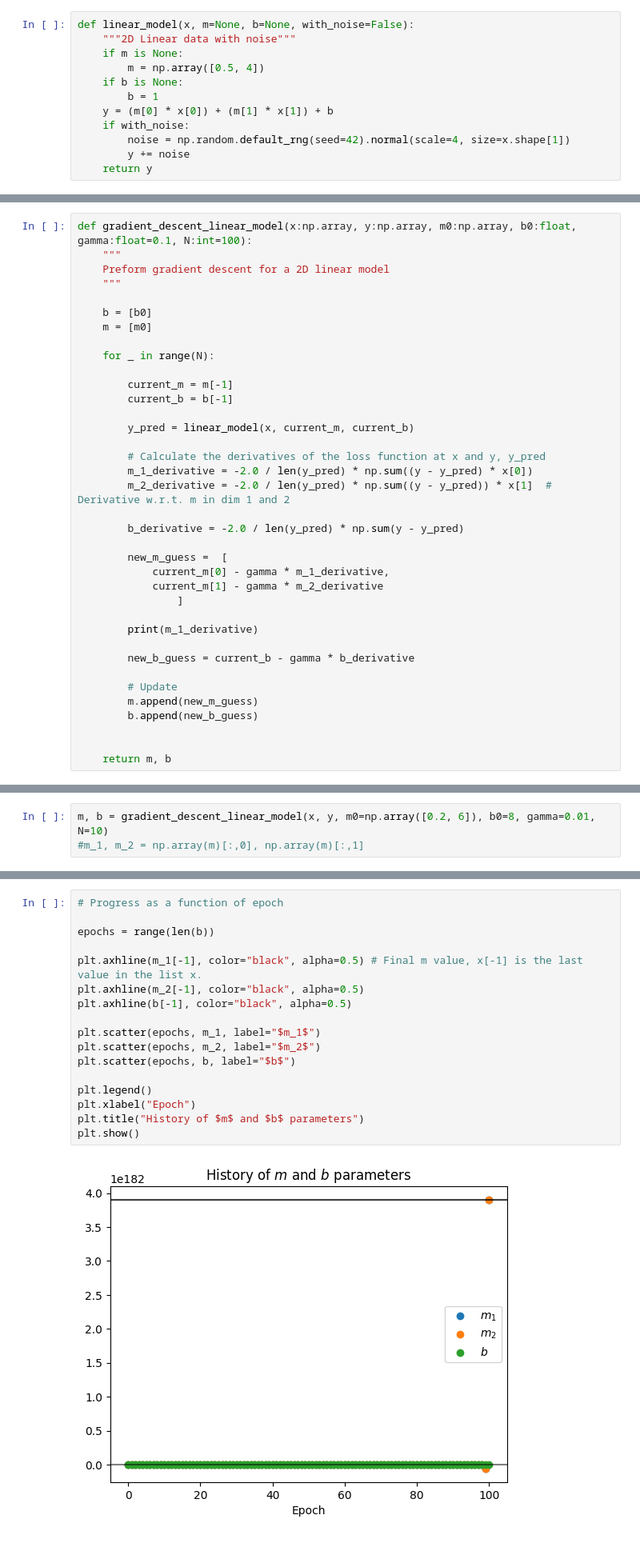
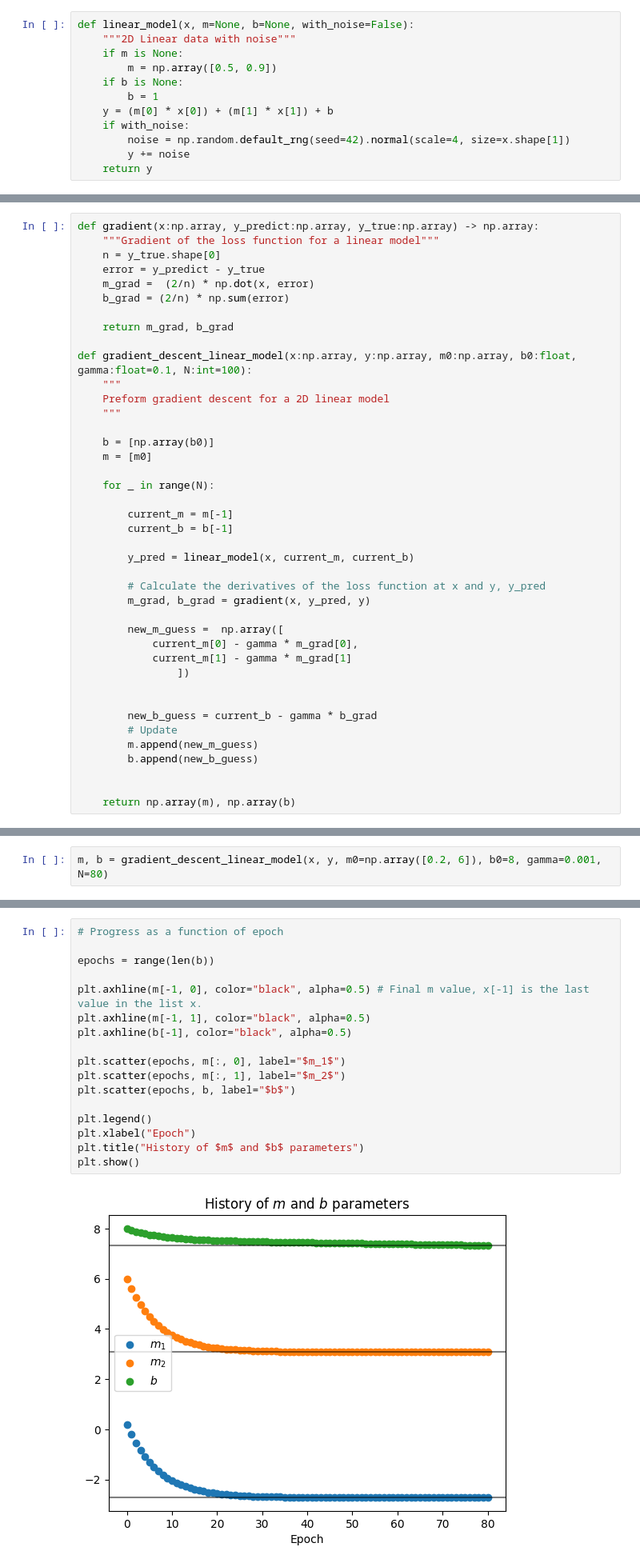
Before and after one commit to BNL-Fermilab-RENEW/tutorials_2025, a Jupyter notebook: RegressionClassification/RegressionClassification-Guide.ipynb, the cells around one changed output, grey strips where cells are left out. Shown at 80% size. Saved outputs shown, nothing was run; the diff lists cells and outputs as text.

```diff
--- a/RegressionClassification/RegressionClassification-Guide.ipynb
+++ b/RegressionClassification/RegressionClassification-Guide.ipynb
@@ -230,7 +290,7 @@ Let's look at a 2D example.
 def linear_model(x, m=None, b=None, with_noise=False):
     """2D Linear data with noise"""
     if m is None:
-        m = np.array([0.5, 4])
+        m = np.array([0.5, 0.9])
     if b is None:
         b = 1
     y = (m[0] * x[0]) + (m[1] * x[1]) + b
@@ -329,12 +391,21 @@ $$
 \nabla f(x, y, z) = <\frac{df(x, y, z)}{dx}, \frac{df(x, y, z)}{dy}, \frac{df(x, y, z)}{dz}>
 $$
 # %%
+def gradient(x:np.array, y_predict:np.array, y_true:np.array) -> np.array:
+    """Gradient of the loss function for a linear model"""
+    n = y_true.shape[0]
+    error = y_predict - y_true
+    m_grad =  (2/n) * np.dot(x, error)
+    b_grad = (2/n) * np.sum(error)
+
+    return m_grad, b_grad
+
 def gradient_descent_linear_model(x:np.array, y:np.array, m0:np.array, b0:float, gamma:float=0.1, N:int=100):
     """
     Preform gradient descent for a 2D linear model
     """
 
-    b = [b0]
+    b = [np.array(b0)]
     m = [m0]
 
     for _ in range(N):
@@ -345,30 +416,24 @@ def gradient_descent_linear_model(x:np.array, y:np.array, m0:np.array, b0:float,
         y_pred = linear_model(x, current_m, current_b)
 
         # Calculate the derivatives of the loss function at x and y, y_pred
-        m_1_derivative = -2.0 / len(y_pred) * np.sum((y - y_pred) * x[0])
-        m_2_derivative = -2.0 / len(y_pred) * np.sum((y - y_pred)) * x[1]  # Derivative w.r.t. m in dim 1 and 2
+        m_grad, b_grad = gradient(x, y_pred, y)
 
-        b_derivative = -2.0 / len(y_pred) * np.sum(y - y_pred)
+        new_m_guess =  np.array([
+            current_m[0] - gamma * m_grad[0],
+            current_m[1] - gamma * m_grad[1]
+                ])
 
-        new_m_guess =  [
-            current_m[0] - gamma * m_1_derivative,
-            current_m[1] - gamma * m_2_derivative
-                ]
 
-        print(m_1_derivative)
-
-        new_b_guess = current_b - gamma * b_derivative
-
+        new_b_guess = current_b - gamma * b_grad
         # Update
         m.append(new_m_guess)
         b.append(new_b_guess)
 
 
-    return m, b
+    return np.array(m), np.array(b)
 # %% [markdown]
 $m$ and $b$ change as a function of the number of steps (or **epochs**).
 
 If we plot the convergence of `m` and `b` as a function of "epoch" (or number of full passes through the training data) we can see that the data very quickly settles on a final pair of parameters.
 # %%
-m, b = gradient_descent_linear_model(x, y, m0=np.array([0.2, 6]), b0=8, gamma=0.01, N=10)
-#m_1, m_2 = np.array(m)[:,0], np.array(m)[:,1]
+m, b = gradient_descent_linear_model(x, y, m0=np.array([0.2, 6]), b0=8, gamma=0.001, N=80)
@@ -386,22 +440,22 @@ m, b = gradient_descent_linear_model(x, y, m0=np.array([0.2, 6]), b0=8, gamma=0.
 # %%
 # Progress as a function of epoch
 
 epochs = range(len(b))
 
-plt.axhline(m_1[-1], color="black", alpha=0.5) # Final m value, x[-1] is the last value in the list x.
-plt.axhline(m_2[-1], color="black", alpha=0.5)
+plt.axhline(m[-1, 0], color="black", alpha=0.5) # Final m value, x[-1] is the last value in the list x.
+plt.axhline(m[-1, 1], color="black", alpha=0.5)
 plt.axhline(b[-1], color="black", alpha=0.5)
 
-plt.scatter(epochs, m_1, label="$m_1$")
-plt.scatter(epochs, m_2, label="$m_2$")
+plt.scatter(epochs, m[:, 0], label="$m_1$")
+plt.scatter(epochs, m[:, 1], label="$m_2$")
 plt.scatter(epochs, b, label="$b$")
 
 plt.legend()
 plt.xlabel("Epoch")
 plt.title("History of $m$ and $b$ parameters")
 plt.show()
 # %% [output]
-[figure, old version]
+[figure, new version]
 # %% [markdown]
 We can also look at the linear fit itself at a few different steps.
 # %%
```
Also changed, not shown: parts of 30 cells of this notebook, 1 other file.
